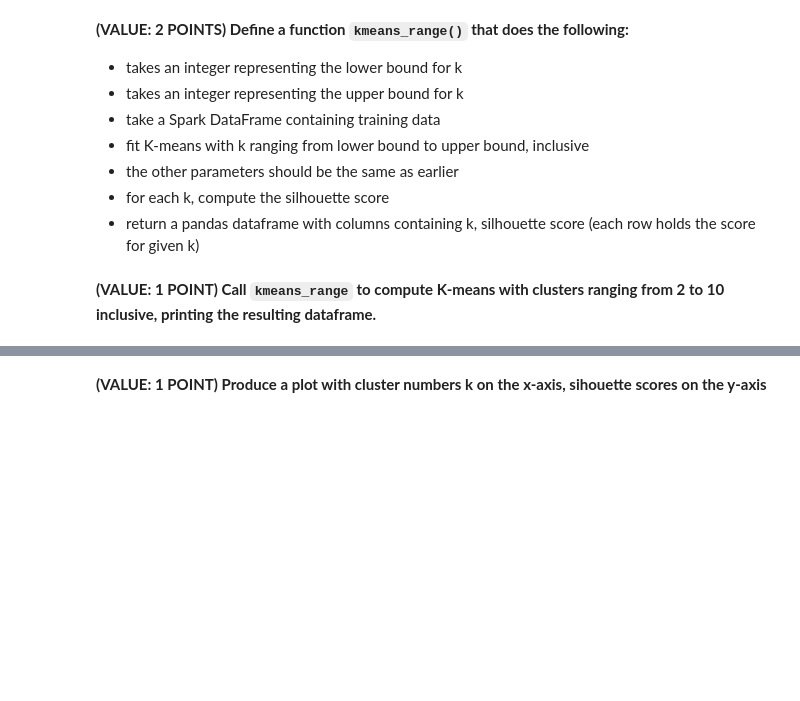
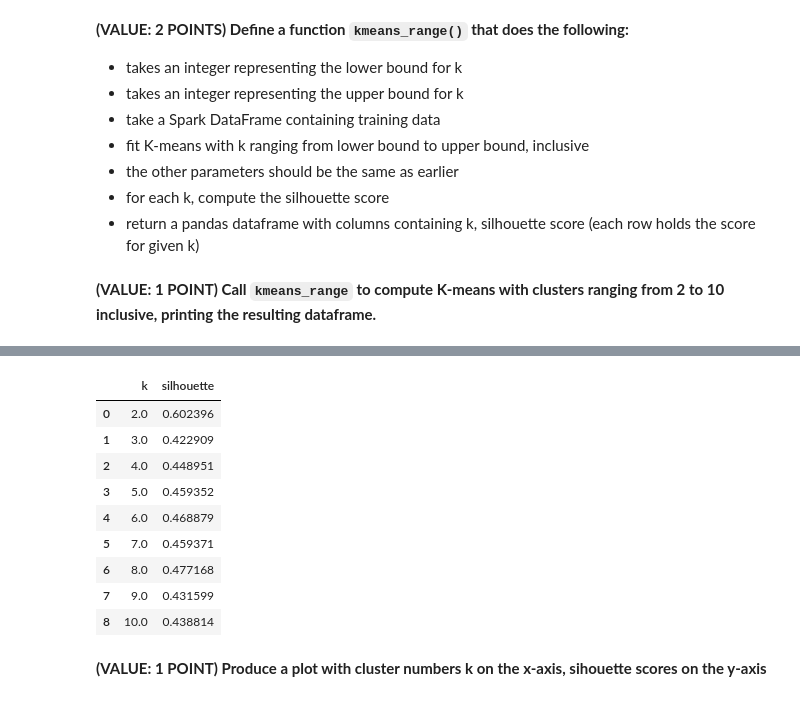
Before and after one commit to dle4d/ds5110, a Jupyter notebook: 07_clustering_and_dim_reduction_mllib/fidelity_fund_clustering_dle4d.ipynb, the cells around one changed output, grey strips where cells are left out. Cells and saved outputs as stored; diff of their text form; code cells hidden in the pictures; blank space fills up the shorter version.

```diff
--- a/07_clustering_and_dim_reduction_mllib/fidelity_fund_clustering_dle4d.ipynb
+++ b/07_clustering_and_dim_reduction_mllib/fidelity_fund_clustering_dle4d.ipynb
@@ -117,5 +125,41 @@ Cluster Centers:
 - the other parameters should be the same as earlier
 - for each k, compute the silhouette score
 - return a pandas dataframe with columns containing k, silhouette score (each row holds the score for given k)
+# %%
+# I struggled to create this...I am not a good Python coder.
+# I took some help from MS Copilot...it didn't like my approach...it wanted me to use a Python list then store to Pandas df.
+# But I was stubborn and stuck with what I was trying to do.
+
+import pandas as pd
+def kmeans_range(lower, upper, df):
+
+    # Define a variable to calc the Silhouette score.
+    evaluator = ClusteringEvaluator()
+
+    # Prep a Pandas df to store results of each k-means analysis using k clusters.
+    result_df = pd.DataFrame(columns=["k", "silhouette"])
+
+    # Loop over the lower and upper bound.
+    # The +1 makes the upper value inclusive in the loop.
+    for k in range(lower, upper + 1):
+
+        # Fit a model with each value of k.
+        kmeans = KMeans(k=k, seed=314)
+        model = kmeans.fit(df)
+
+        # Calculate the Silhouette score.
+        silhouette = evaluator.evaluate(model.transform(df))
+
+        # Store the results in the df.
+        result_df.loc[len(result_df)] = [k, silhouette]
+
+    return result_df
 # %% [markdown]
 **(VALUE: 1 POINT) Call `kmeans_range` to compute K-means with clusters ranging from 2 to 10 inclusive, printing the resulting dataframe.**
+# %%
+# Call the function.
+kmeans_result = kmeans_range(2,10, dataset)
+
+# Show the resulting data frame.
+kmeans_result
+# %% [output]
@@ -122,2 +175,12 @@ Cluster Centers:
+|  | k | silhouette |
+| 0 | 2.0 | 0.602396 |
+| 1 | 3.0 | 0.422909 |
+| 2 | 4.0 | 0.448951 |
+| 3 | 5.0 | 0.459352 |
+| 4 | 6.0 | 0.468879 |
+| 5 | 7.0 | 0.459371 |
+| 6 | 8.0 | 0.477168 |
+| 7 | 9.0 | 0.431599 |
+| 8 | 10.0 | 0.438814 |
 # %% [markdown]
 **(VALUE: 1 POINT) Produce a plot with cluster numbers k on the x-axis, sihouette scores on the y-axis**
```
Also changed, not shown: parts of 9 cells of this notebook, 3 other files.
